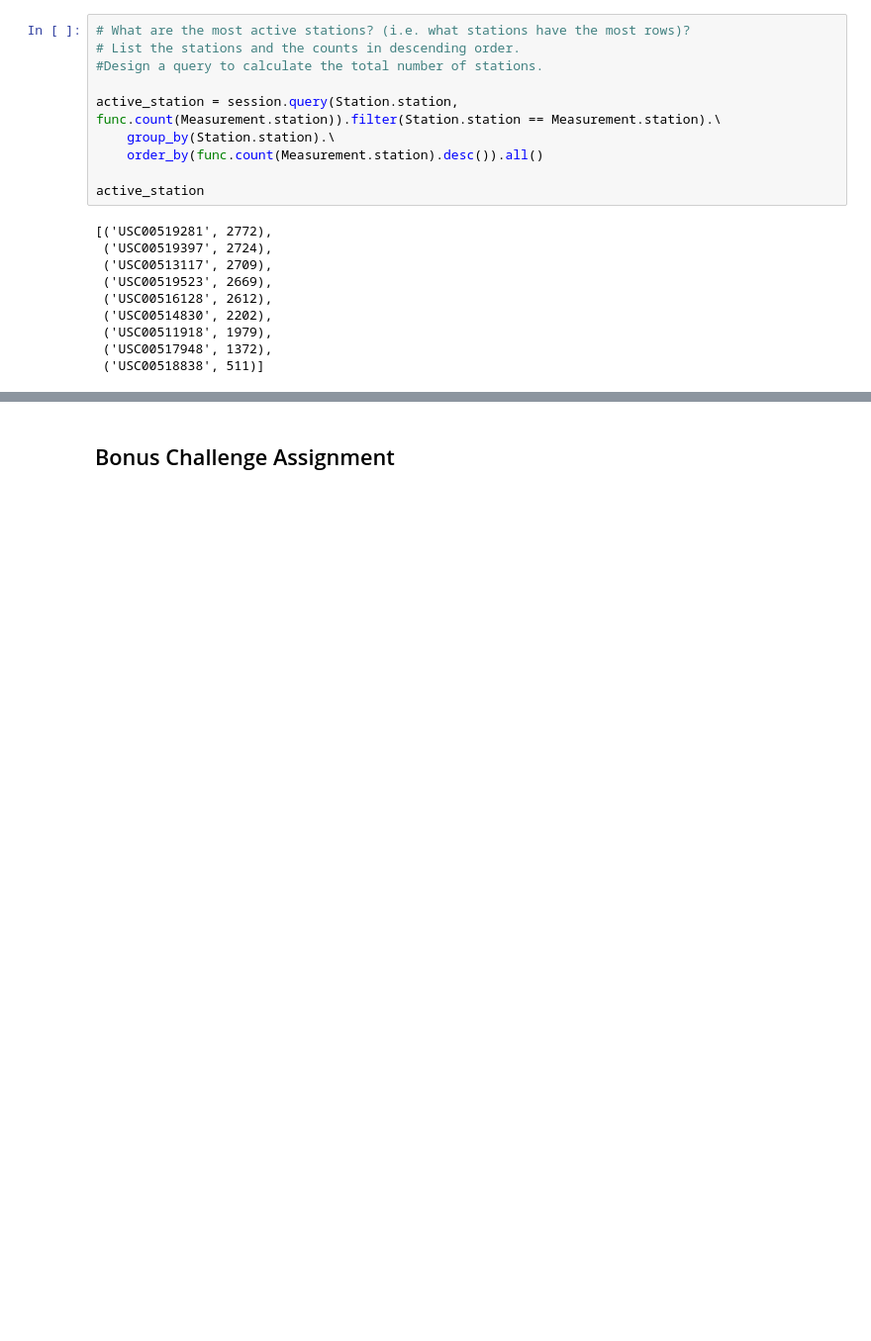
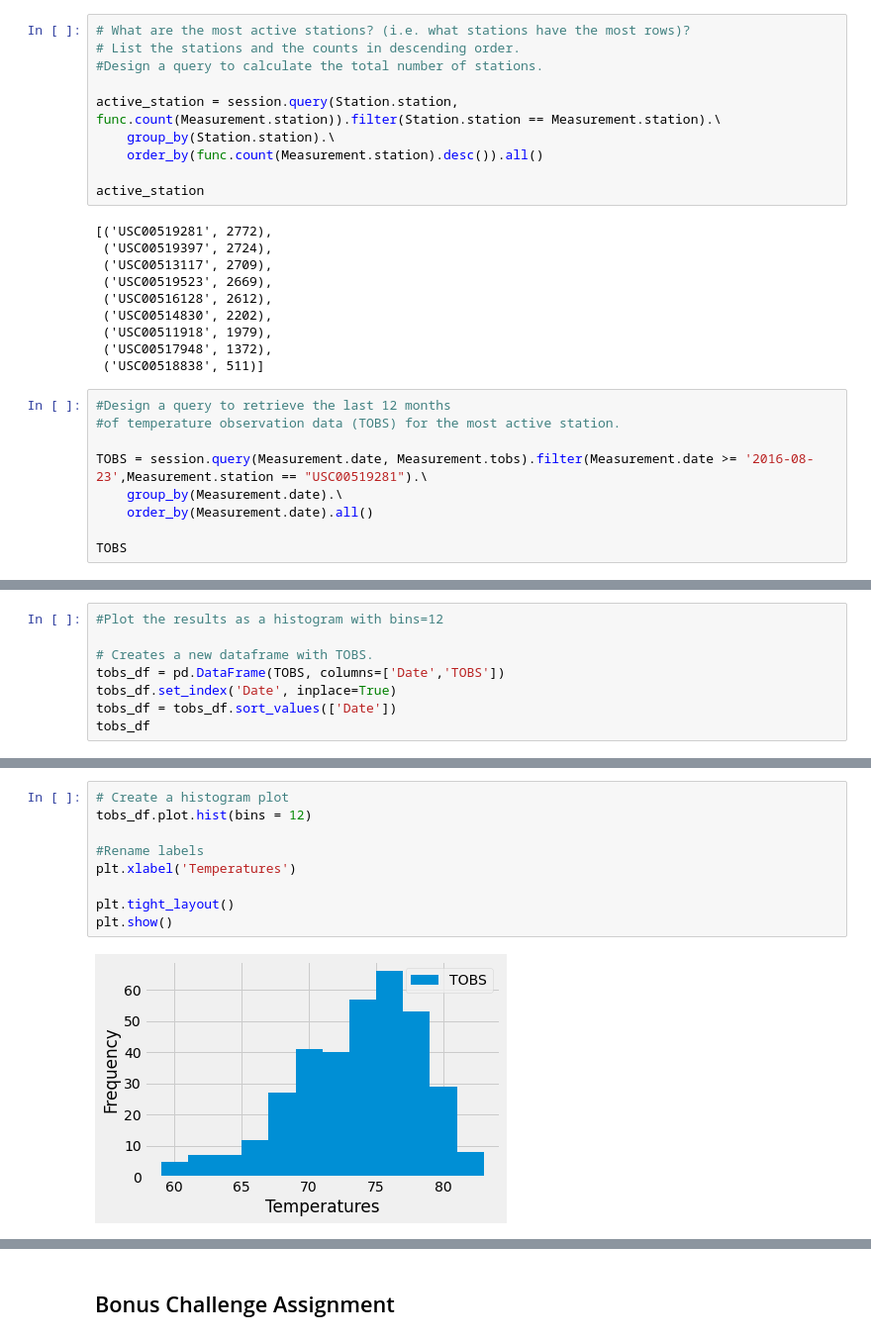
Before and after one commit to rar254/sqlalchemy-challege, a Jupyter notebook: Instructions/climate_starter.ipynb, the cells around one changed output, grey strips where cells are left out. Shown at 99% size. Drawn from its saved outputs; the diff is of its cells as text; blank space fills up the shorter version.

```diff
--- a/Instructions/climate_starter.ipynb
+++ b/Instructions/climate_starter.ipynb
@@ -168,3 +168,12 @@ active_station
  ('USC00511918', 1979),
  ('USC00517948', 1372),
  ('USC00518838', 511)]
+# %%
+#Design a query to retrieve the last 12 months
+#of temperature observation data (TOBS) for the most active station.
+
+TOBS = session.query(Measurement.date, Measurement.tobs).filter(Measurement.date >= '2016-08-23',Measurement.station == "USC00519281").\
+    group_by(Measurement.date).\
+    order_by(Measurement.date).all()
+
+TOBS
@@ -170,0 +198,8 @@ active_station
+# %%
+#Plot the results as a histogram with bins=12
+
+# Creates a new dataframe with TOBS.
+tobs_df = pd.DataFrame(TOBS, columns=['Date','TOBS'])
+tobs_df.set_index('Date', inplace=True)
+tobs_df = tobs_df.sort_values(['Date'])
+tobs_df
@@ -171,3 +221,14 @@ active_station
+# %%
+# Create a histogram plot
+tobs_df.plot.hist(bins = 12)
+
+#Rename labels
+plt.xlabel('Temperatures')
+
+plt.tight_layout()
+plt.show()
+# %% [output]
+[figure, added]
 # %%
 # Using the station id from the previous query, calculate the lowest temperature recorded,
 # highest temperature recorded, and average temperature of the most active station?
```
Also changed, not shown: parts of 6 cells of this notebook.
